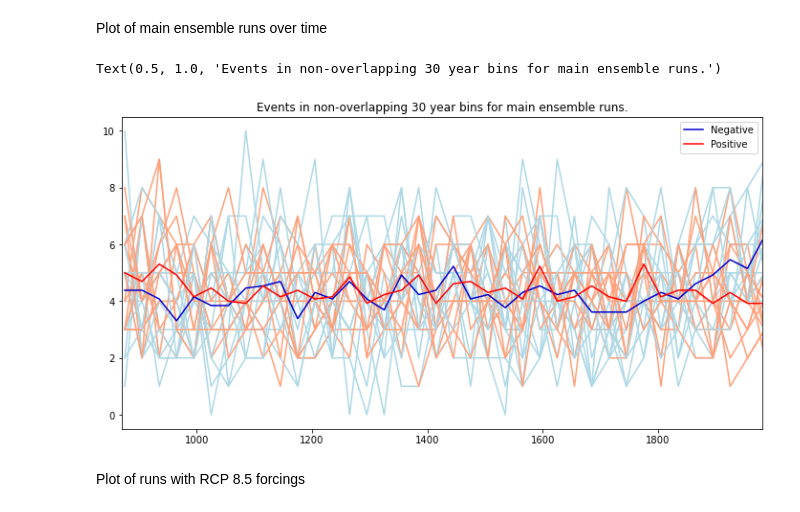
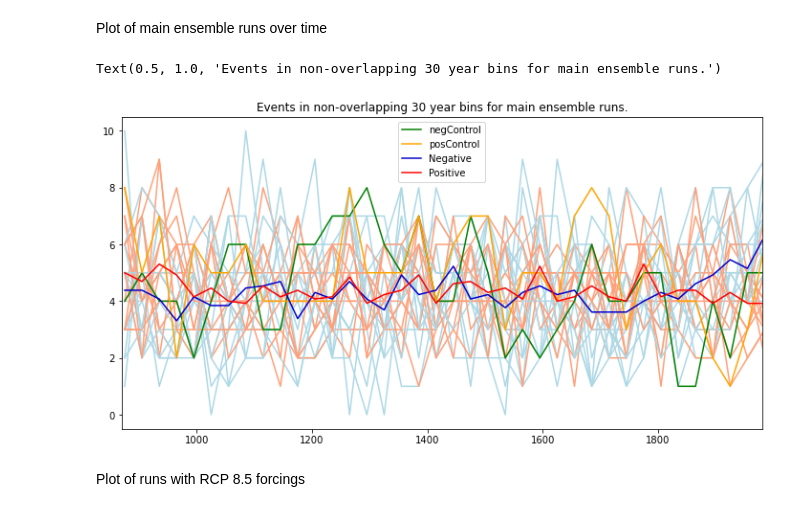
Before and after one commit to anton-seaice/compound, a Jupyter notebook: cesmCompounds.ipynb, the cells around one changed output. Drawn from its saved outputs; the diff is of its cells as text; code cells hidden in the pictures.

Commit message:
control vs forcing events in CESM

```diff
--- a/cesmCompounds.ipynb
+++ b/cesmCompounds.ipynb
@@ -204,19 +205,22 @@ Plot of main ensemble runs over time
 # %%
 fig = plt.figure(figsize=(12,6))
 
 for iExp in _model.cesmFullForcings:
     plt.plot(binnedNegCount.year, binnedNegCount.sel(experiment=iExp).values, color='lightblue')
     plt.plot(binnedPosCount.year, binnedPosCount.sel(experiment=iExp).values, color='lightsalmon')
 
+plt.plot(binnedNegCount.year, binnedNegCount.sel(experiment=_model.cesmCntl).values, color='green', label='negControl')
+plt.plot(binnedPosCount.year, binnedPosCount.sel(experiment=_model.cesmCntl).values, color='orange', label='posControl')
+
 plt.plot(binnedNegCount.year, binnedNegCount.sel(experiment=_model.cesmFullForcings).mean(dim='experiment') , color='mediumblue', label='Negative')
 plt.plot(binnedPosCount.year, binnedPosCount.sel(experiment=_model.cesmFullForcings).mean(dim='experiment') , color='red', label = 'Positive')
 
 plt.xlim(870, 1980)
 plt.legend()
 plt.title('Events in non-overlapping 30 year bins for main ensemble runs.')
 # %% [output]
 Text(0.5, 1.0, 'Events in non-overlapping 30 year bins for main ensemble runs.')
-[figure, old version]
+[figure, new version]
 # %% [markdown]
 Plot of runs with RCP 8.5 forcings
 # %%
```
Also changed, not shown: parts of 2 cells of this notebook, 7 other files.
